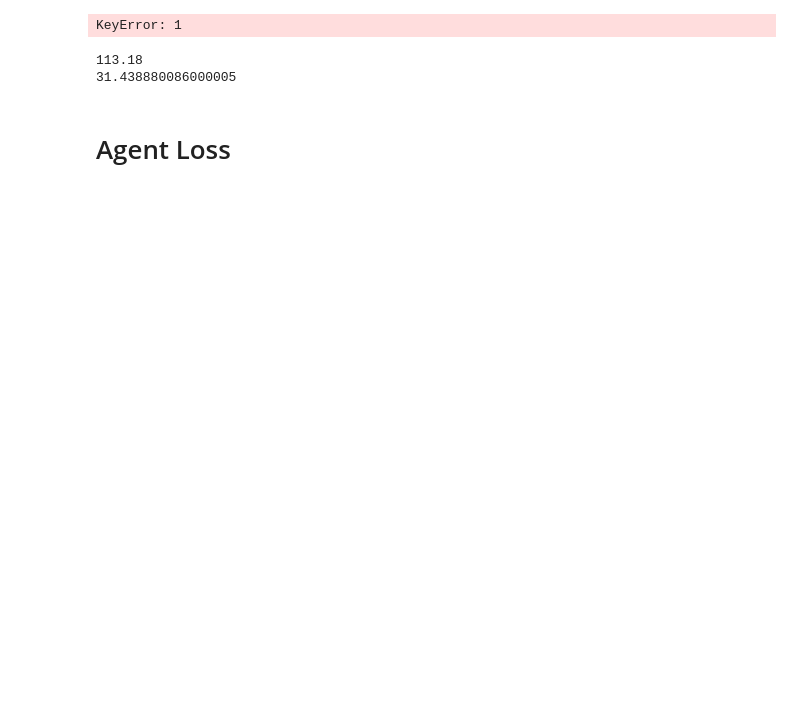
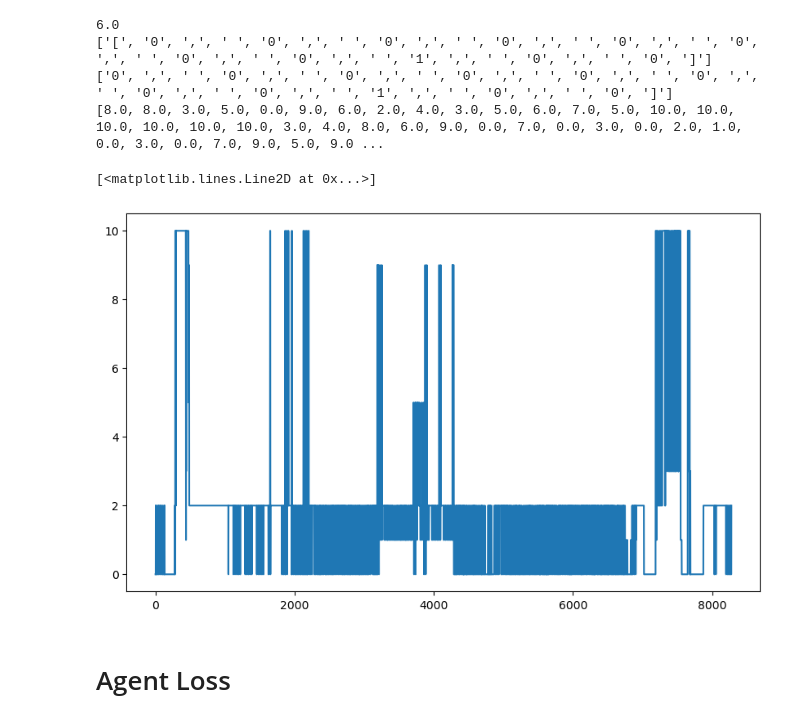
Before and after one commit to Lundkjaer/ClimAIte, a Jupyter notebook: EMS_work/post_processing.ipynb, the cells around one changed output. Saved outputs shown, nothing was run; the diff lists cells and outputs as text; code cells hidden in the pictures; blank space fills up the shorter version.

```diff
--- a/EMS_work/post_processing.ipynb
+++ b/EMS_work/post_processing.ipynb
@@ -15,0 +9,3 @@ Index: []>
+# %%
+
+memory_csv = pd.read_csv(r"W:\Insync\GDrive\Main\TU Delft\Thesis\DRL runs\Building-InsuBASE-MassBASE\RL24hAllRNN\agent memory.csv")
@@ -16,32 +33,28 @@ Index: []>
 # %%
 memory_csv.head()
 print(list(memory_csv.at[1, 'action'])[1:].index('1') / 4)
 print(list(memory_csv.at[1, 'action']))
 print(list(memory_csv.at[1, 'action'])[1:])
 # print([int(each) for each in list(memory_csv.at[1, 'action']) if int(each).dtype == int])
 action_index = [list(memory_csv.at[x, 'action'])[1:].index('1') / 3 for x in range(memory_csv['action'].count())]
 print(action_index)
 rewards = memory_csv['next_reward'].convert_dtypes()
 
-y2 = memory_csv['next_reward']
-y1 = action_index
+# y2 = memory_csv['next_reward']
+y1 = action_index[18000:]
 x = [x for x in range(len(y1))]
 
 plt.figure(figsize=(10,6))
 plt.plot(x,y1)
-plt.plot(x,y2)
+# plt.plot(x,y2)
 
 # plt.show()
 # %% [output]
-KeyError: 1
+6.0
+['[', '0', ',', ' ', '0', ',', ' ', '0', ',', ' ', '0', ',', ' ', '0', ',', ' ', '0', ',', ' ', '0', ',', ' ', '0', ',', ' ', '1', ',', ' ', '0', ',', ' ', '0', ']']
+['0', ',', ' ', '0', ',', ' ', '0', ',', ' ', '0', ',', ' ', '0', ',', ' ', '0', ',', ' ', '0', ',', ' ', '0', ',', ' ', '1', ',', ' ', '0', ',', ' ', '0', ']']
+[8.0, 8.0, 3.0, 5.0, 0.0, 9.0, 6.0, 2.0, 4.0, 3.0, 5.0, 6.0, 7.0, 5.0, 10.0, 10.0, 10.0, 10.0, 10.0, 10.0, 3.0, 4.0, 8.0, 6.0, 9.0, 0.0, 7.0, 0.0, 3.0, 0.0, 2.0, 1.0, 0.0, 3.0, 0.0, 7.0, 9.0, 5.0, 9.0 ...
+[<matplotlib.lines.Line2D at 0x...>]
+[figure, added]
-# %%
-# MJ_m2 = myhtm['Annual_Building_Utility_Performance_Summary_for_Entire_Facility']['Site and Source Energy'].iat[0,1]
-MJ_m2 = myhtm[0][2][1]
-EUI_kWh_m2 = float(MJ_m2) * 0.2777777 #conversion from MJ to kWh
-print(MJ_m2)
-print(EUI_kWh_m2)
-# %% [output]
-113.18
-31.438880086000005
 # %% [markdown]
 # Agent Loss
```
Also changed, not shown: parts of 37 cells of this notebook, 1 other file.
